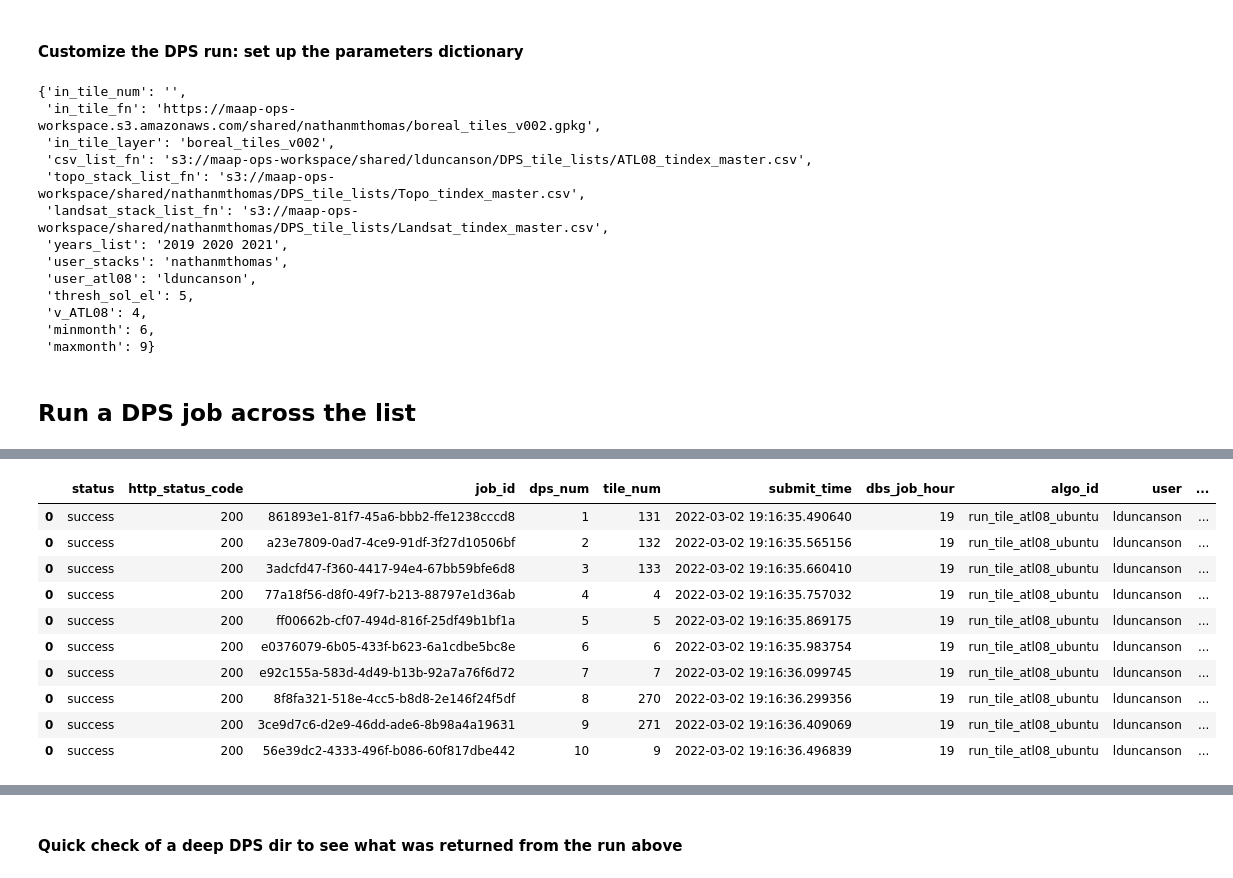
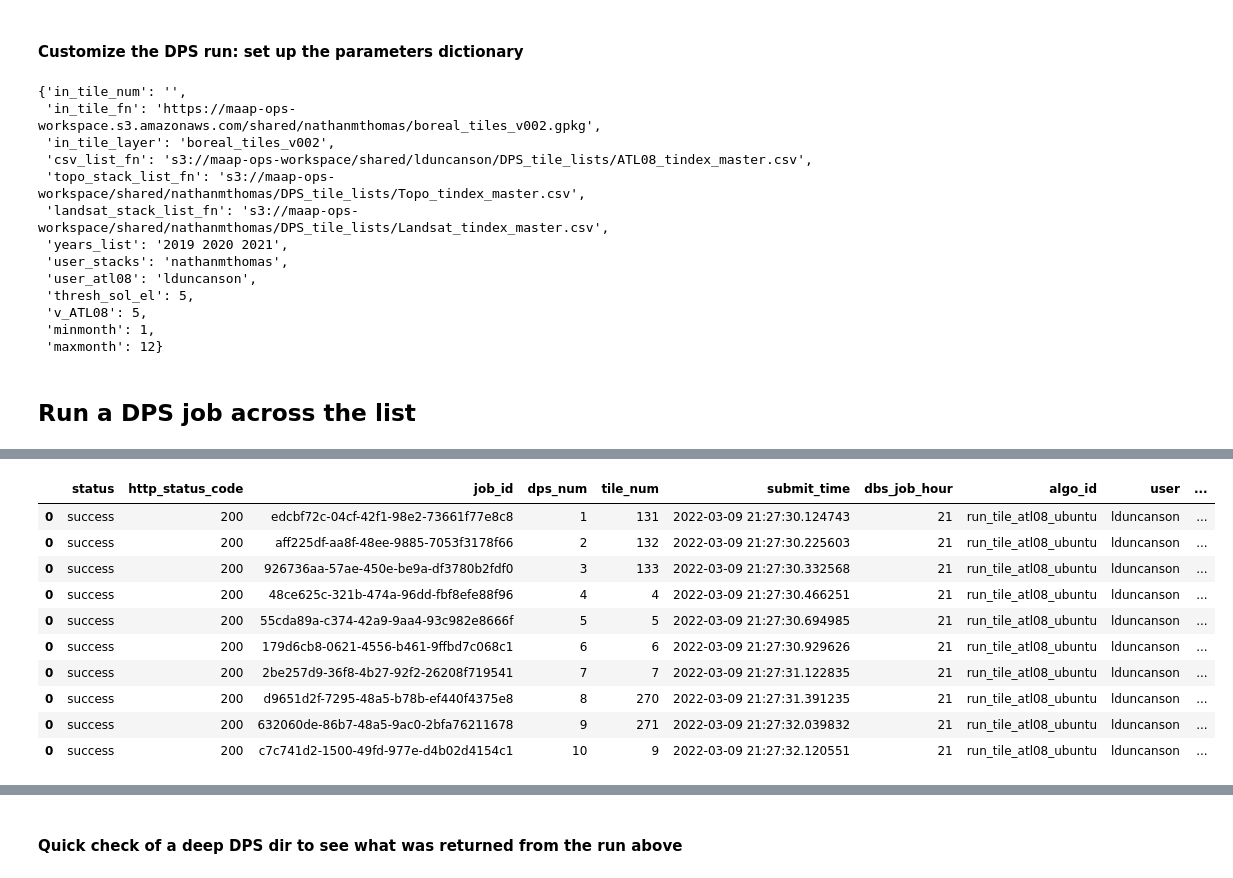
Before and after one commit to lauraduncanson/icesat2_boreal, a Jupyter notebook: dps/alg_2-4/2.4_dps.ipynb, the cells around one changed output, grey strips where cells are left out. Cells and saved outputs as stored; diff of their text form; code cells hidden in the pictures.

```diff
--- a/dps/alg_2-4/2.4_dps.ipynb
+++ b/dps/alg_2-4/2.4_dps.ipynb
@@ -204,7 +230,7 @@ in_param_dict_norway02 = {
                         'maxmonth': 12
     }
 # %%
-in_param_dict = in_param_dict_norway01
+in_param_dict = in_param_dict_norway02
 in_param_dict
 # %% [output]
 {'in_tile_num': '',
@@ -217,15 +243,17 @@ in_param_dict
  'user_stacks': 'nathanmthomas',
  'user_atl08': 'lduncanson',
  'thresh_sol_el': 5,
- 'v_ATL08': 4,
- 'minmonth': 6,
- 'maxmonth': 9}
+ 'v_ATL08': 5,
+ 'minmonth': 1,
+ 'maxmonth': 12}
 # %% [markdown]
 ## Run a DPS job across the list
 # %%
-job_results_list = []
+%%time
+submit_results_df_list = []
+len_input_list = len(DPS_INPUT_TILE_NUM_LIST)
+print(f"# of input tiles for DPS: {len_input_list}")
 
-print(f"# of input tiles for DPS: {len(DPS_INPUT_TILE_NUM_LIST)}")
 for i, INPUT_TILE_NUM in enumerate(DPS_INPUT_TILE_NUM_LIST):
 
     DPS_num = i+1
@@ -253,13 +281,17 @@ for i, INPUT_TILE_NUM in enumerate(DPS_INPUT_TILE_NUM_LIST):
     submit_result['algo_id'] = ALGO_ID
     submit_result['user'] = USER
     submit_result['worker_type'] = WORKER_TYPE
-    job_results_list.append(pd.DataFrame([submit_result]))
 
-    if DPS_num in [1, 100, 500, 1000, 3000, len(DPS_INPUT_TILE_NUM_LIST)]:
-        #print(f"DPS run #: {DPS_num} | tile num: {INPUT_TILE_NUM} | job info: {submit_result}")
-        print(f"job info: {submit_result}")
+    # Append to a list of data frames of submission results
+    submit_results_df_list.append(pd.DataFrame([submit_result]))
 
-job_results_df = pd.concat(job_results_list)
-job_results_df
+    if DPS_num in [1, 100, 500, 1000, 1500, 2000, 3000, 5000, 7000, 9000, 11000, 13000, 15000, 17000, 19000, 21000, 24000, len_input_list]:
+        print(f"DPS run #: {DPS_num}\t| tile num: {INPUT_TILE_NUM}\t| submit status: {submit_result['status']}\t| job id: {submit_result['job_id']}")
+
+# Build a final submission results df and save
+submit_results_df = pd.concat(submit_results_df_list)
+nowtime = pd.Timestamp.now().strftime('%Y%m%d%H%M')
+submit_results_df.to_csv(f'/projects/my-public-bucket/DPS_{IDENTIFIER}_submission_results_{len_input_list}_{nowtime}.csv')
+submit_results_df
 # %% [output]
 # of input tiles for DPS: 10
@@ -268,11 +302,11 @@ job info: {'status': 'success', 'http_status_code': 200, 'job_id': '56e39dc2-433
 |  | status | http_status_code | job_id | dps_num | tile_num | submit_time | dbs_job_hour | algo_id | user | ... |
-| 0 | success | 200 | 861893e1-81f7-45a6-bbb2-ffe1238cccd8 | 1 | 131 | 2022-03-02 19:16:35.490640 | 19 | run_tile_atl08_ubuntu | lduncanson | ... |
-| 0 | success | 200 | a23e7809-0ad7-4ce9-91df-3f27d10506bf | 2 | 132 | 2022-03-02 19:16:35.565156 | 19 | run_tile_atl08_ubuntu | lduncanson | ... |
-| 0 | success | 200 | 3adcfd47-f360-4417-94e4-67bb59bfe6d8 | 3 | 133 | 2022-03-02 19:16:35.660410 | 19 | run_tile_atl08_ubuntu | lduncanson | ... |
-| 0 | success | 200 | 77a18f56-d8f0-49f7-b213-88797e1d36ab | 4 | 4 | 2022-03-02 19:16:35.757032 | 19 | run_tile_atl08_ubuntu | lduncanson | ... |
-| 0 | success | 200 | ff00662b-cf07-494d-816f-25df49b1bf1a | 5 | 5 | 2022-03-02 19:16:35.869175 | 19 | run_tile_atl08_ubuntu | lduncanson | ... |
-| 0 | success | 200 | e0376079-6b05-433f-b623-6a1cdbe5bc8e | 6 | 6 | 2022-03-02 19:16:35.983754 | 19 | run_tile_atl08_ubuntu | lduncanson | ... |
-| 0 | success | 200 | e92c155a-583d-4d49-b13b-92a7a76f6d72 | 7 | 7 | 2022-03-02 19:16:36.099745 | 19 | run_tile_atl08_ubuntu | lduncanson | ... |
-| 0 | success | 200 | 8f8fa321-518e-4cc5-b8d8-2e146f24f5df | 8 | 270 | 2022-03-02 19:16:36.299356 | 19 | run_tile_atl08_ubuntu | lduncanson | ... |
-| 0 | success | 200 | 3ce9d7c6-d2e9-46dd-ade6-8b98a4a19631 | 9 | 271 | 2022-03-02 19:16:36.409069 | 19 | run_tile_atl08_ubuntu | lduncanson | ... |
-| 0 | success | 200 | 56e39dc2-4333-496f-b086-60f817dbe442 | 10 | 9 | 2022-03-02 19:16:36.496839 | 19 | run_tile_atl08_ubuntu | lduncanson | ... |
+| 0 | success | 200 | edcbf72c-04cf-42f1-98e2-73661f77e8c8 | 1 | 131 | 2022-03-09 21:27:30.124743 | 21 | run_tile_atl08_ubuntu | lduncanson | ... |
+| 0 | success | 200 | aff225df-aa8f-48ee-9885-7053f3178f66 | 2 | 132 | 2022-03-09 21:27:30.225603 | 21 | run_tile_atl08_ubuntu | lduncanson | ... |
+| 0 | success | 200 | 926736aa-57ae-450e-be9a-df3780b2fdf0 | 3 | 133 | 2022-03-09 21:27:30.332568 | 21 | run_tile_atl08_ubuntu | lduncanson | ... |
+| 0 | success | 200 | 48ce625c-321b-474a-96dd-fbf8efe88f96 | 4 | 4 | 2022-03-09 21:27:30.466251 | 21 | run_tile_atl08_ubuntu | lduncanson | ... |
+| 0 | success | 200 | 55cda89a-c374-42a9-9aa4-93c982e8666f | 5 | 5 | 2022-03-09 21:27:30.694985 | 21 | run_tile_atl08_ubuntu | lduncanson | ... |
+| 0 | success | 200 | 179d6cb8-0621-4556-b461-9ffbd7c068c1 | 6 | 6 | 2022-03-09 21:27:30.929626 | 21 | run_tile_atl08_ubuntu | lduncanson | ... |
+| 0 | success | 200 | 2be257d9-36f8-4b27-92f2-26208f719541 | 7 | 7 | 2022-03-09 21:27:31.122835 | 21 | run_tile_atl08_ubuntu | lduncanson | ... |
+| 0 | success | 200 | d9651d2f-7295-48a5-b78b-ef440f4375e8 | 8 | 270 | 2022-03-09 21:27:31.391235 | 21 | run_tile_atl08_ubuntu | lduncanson | ... |
+| 0 | success | 200 | 632060de-86b7-48a5-9ac0-2bfa76211678 | 9 | 271 | 2022-03-09 21:27:32.039832 | 21 | run_tile_atl08_ubuntu | lduncanson | ... |
+| 0 | success | 200 | c7c741d2-1500-49fd-977e-d4b02d4154c1 | 10 | 9 | 2022-03-09 21:27:32.120551 | 21 | run_tile_atl08_ubuntu | lduncanson | ... |
```
Also changed, not shown: parts of 7 cells of this notebook, 5 other files.
